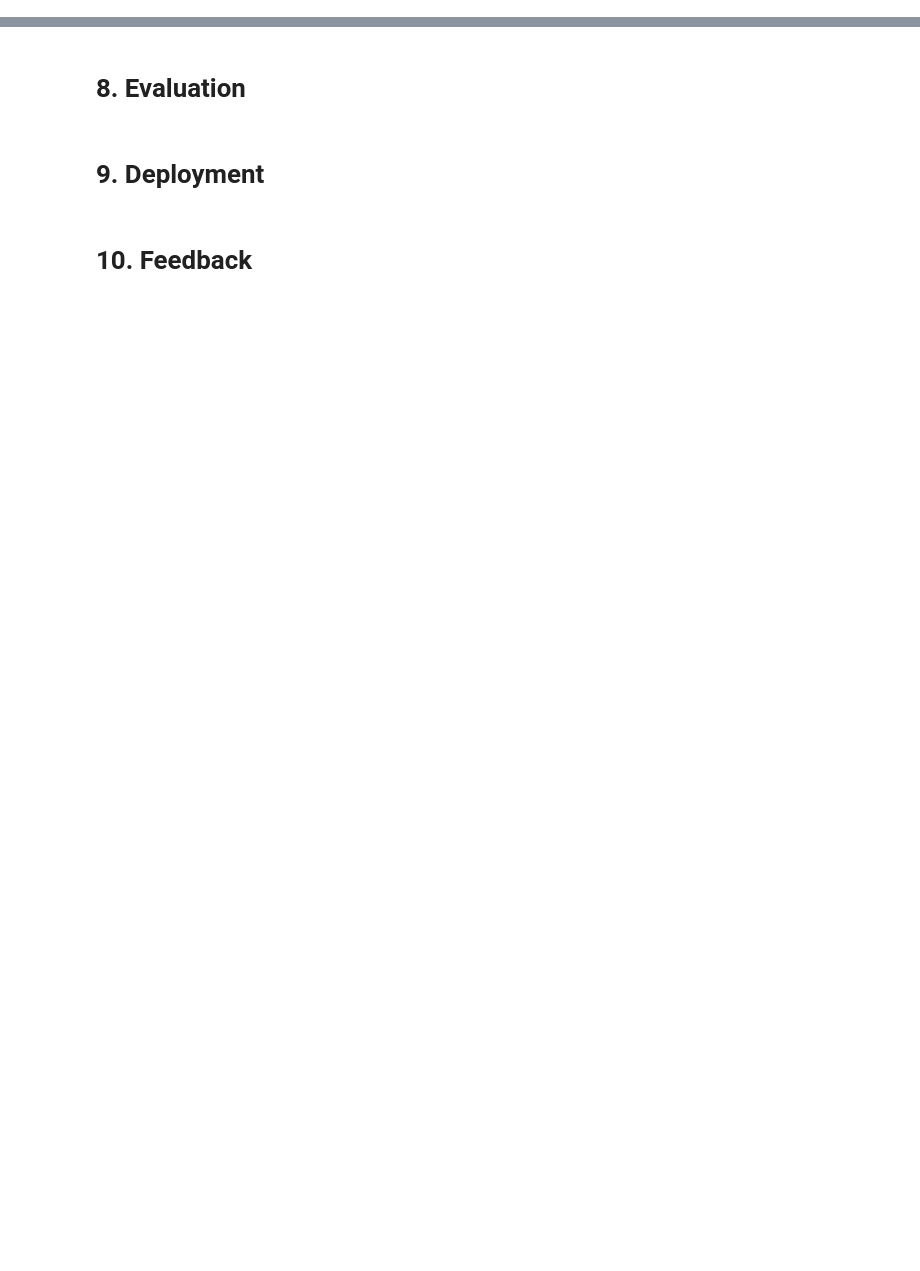
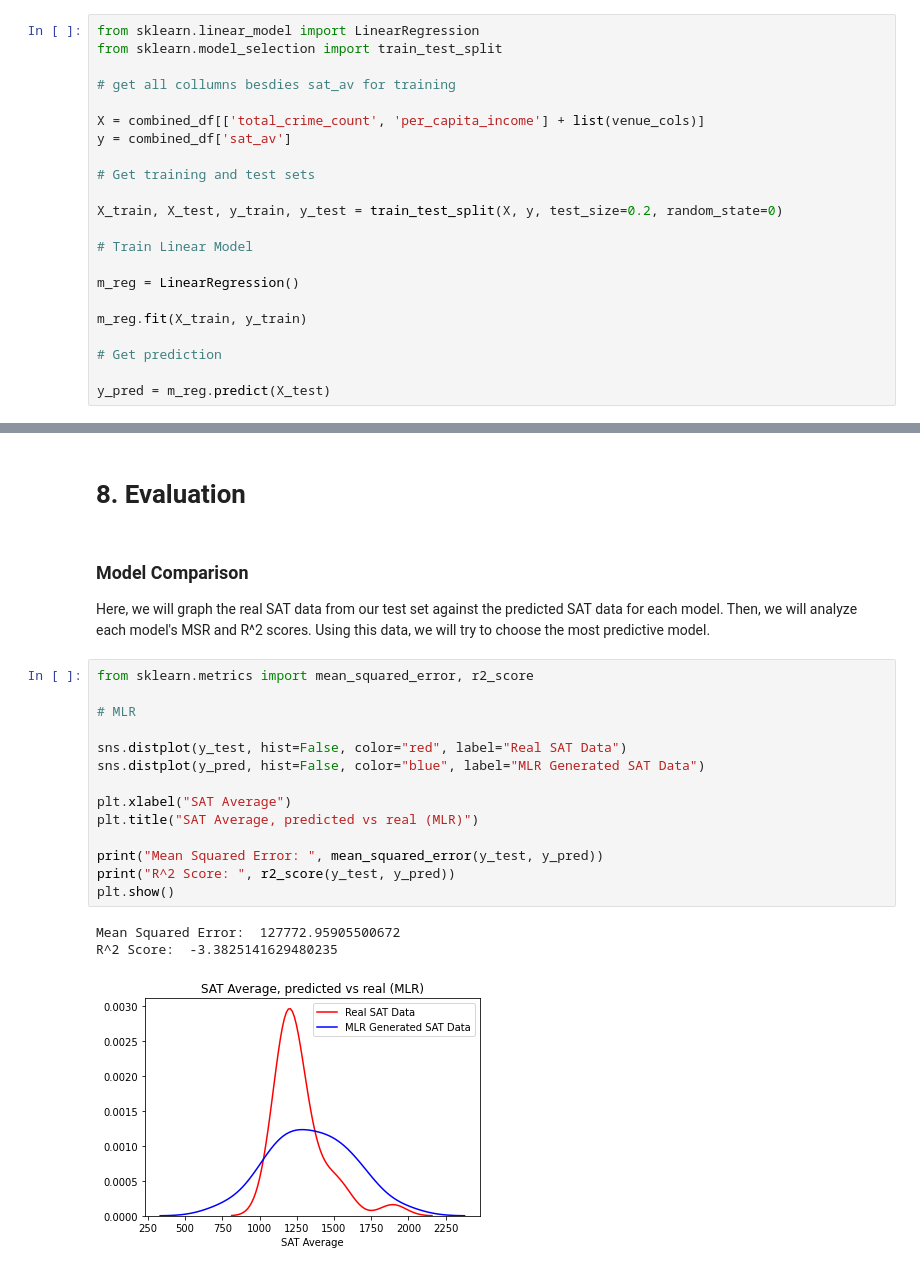
Before and after one commit to Paganiniana/Coursera_Capstone, a Jupyter notebook: neighborhood_education.ipynb, the cells around one changed output, grey strips where cells are left out. Saved outputs shown, nothing was run; the diff lists cells and outputs as text; blank space fills up the shorter version.

Commit message:
Finish modeling and model evaluation sections

```diff
--- a/neighborhood_education.ipynb
+++ b/neighborhood_education.ipynb
@@ -203,0 +782,22 @@ len(zips.unique())
+# %%
+from sklearn.linear_model import LinearRegression
+from sklearn.model_selection import train_test_split
+
+# get all collumns besdies sat_av for training
+
+X = combined_df[['total_crime_count', 'per_capita_income'] + list(venue_cols)]
+y = combined_df['sat_av']
+
+# Get training and test sets
+
+X_train, X_test, y_train, y_test = train_test_split(X, y, test_size=0.2, random_state=0)
+
+# Train Linear Model
+
+m_reg = LinearRegression()
+
+m_reg.fit(X_train, y_train)
+
+# Get prediction
+
+y_pred = m_reg.predict(X_test)
@@ -204,6 +858,24 @@ len(zips.unique())
 # %% [markdown]
 # 8. Evaluation
-# %% [markdown]
-# 9. Deployment
-# %% [markdown]
-# 10. Feedback
+# %% [markdown]
+### Model Comparison
+
+Here, we will graph the real SAT data from our test set against the predicted SAT data for each model.  Then, we will analyze each model's MSR and R^2 scores. Using this data, we will try to choose the most predictive model.
+# %%
+from sklearn.metrics import mean_squared_error, r2_score
+
+# MLR
+
+sns.distplot(y_test, hist=False, color="red", label="Real SAT Data")
+sns.distplot(y_pred, hist=False, color="blue", label="MLR Generated SAT Data")
+
+plt.xlabel("SAT Average")
+plt.title("SAT Average, predicted vs real (MLR)")
+
+print("Mean Squared Error: ", mean_squared_error(y_test, y_pred))
+print("R^2 Score: ", r2_score(y_test, y_pred))
+plt.show()
+# %% [output]
+Mean Squared Error:  127772.95905500672
+R^2 Score:  -3.3825141629480235
+[figure, added]
```
Also changed, not shown: parts of 71 cells of this notebook.
